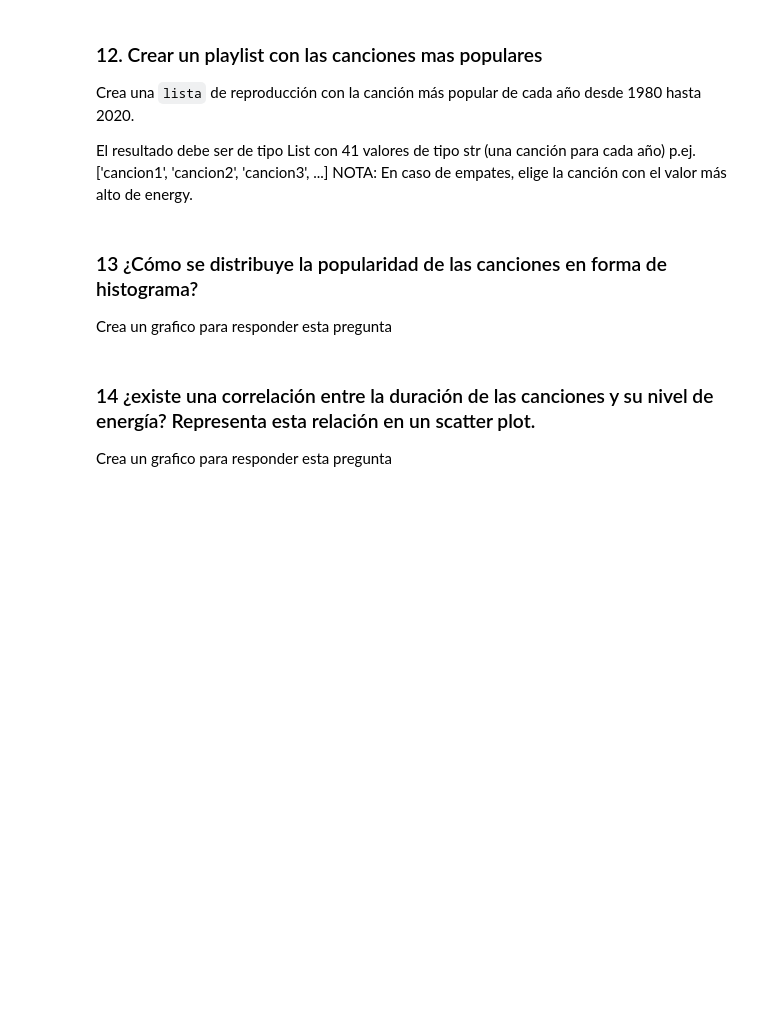
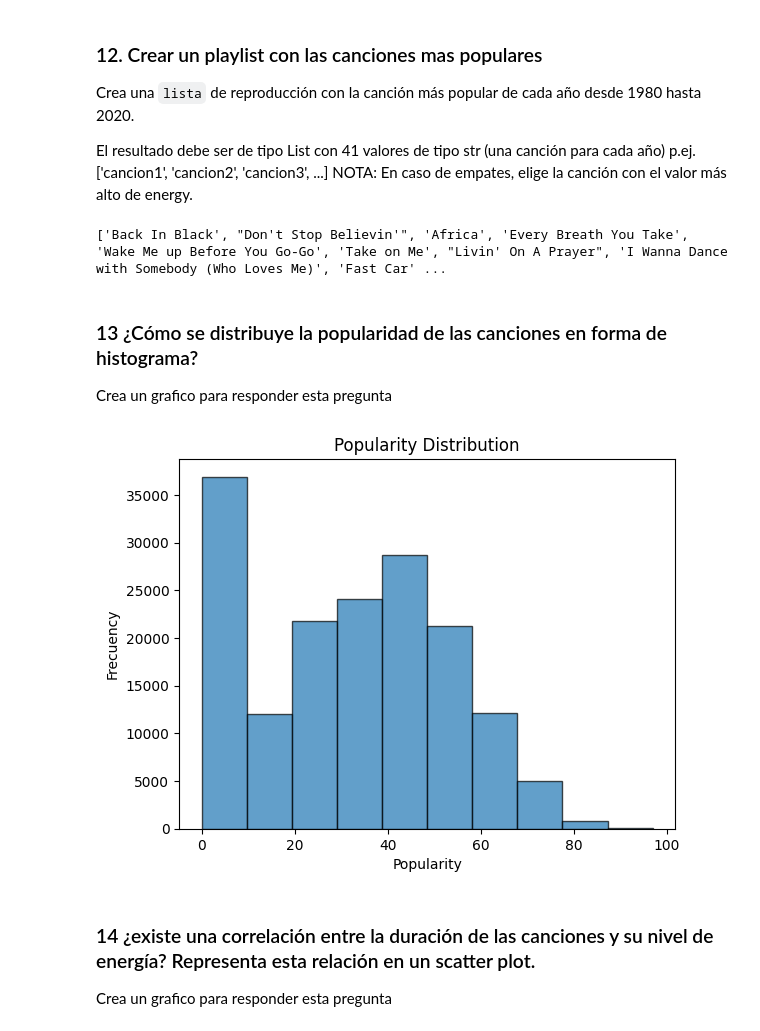
Before and after one commit to jonathanVR/python, a Jupyter notebook: Sesiones/2023-06-24/Trabajo_final.ipynb, the cells around one changed output. Drawn from its saved outputs; the diff is of its cells as text; code cells hidden in the pictures; blank space fills up the shorter version.

```diff
--- a/Sesiones/2023-06-24/Trabajo_final.ipynb
+++ b/Sesiones/2023-06-24/Trabajo_final.ipynb
@@ -224,3 +236,17 @@ answer_12 = ___
+# %%
+# tu código aquí
+filter_1980_2020 = (df["year"]>=1980) & (df["year"]<=2020)
+songs_1980_2020 = df[filter_1980_2020]
+playlist = []
+for i in range(1980,2021):
+    filter_i = songs_1980_2020["year"] == i
+    songs_filtered = songs_1980_2020[filter_i]
+    filter_most_popular = songs_filtered["popularity"].max() == songs_filtered["popularity"]
+    list_filter_most_popular = songs_filtered[filter_most_popular].sort_values(by="energy")
+    playlist.append(list_filter_most_popular.iloc[-1].loc["name"])
+print(playlist)
+# %% [output]
+['Back In Black', "Don't Stop Believin'", 'Africa', 'Every Breath You Take', 'Wake Me up Before You Go-Go', 'Take on Me', "Livin' On A Prayer", 'I Wanna Dance with Somebody (Who Loves Me)', 'Fast Car' ...
 # %% [markdown]
 ### 13 ¿Cómo se distribuye la popularidad de las canciones en forma de histograma?
 Crea un grafico para responder esta pregunta
@@ -230,3 +255,12 @@ Crea un grafico para responder esta pregunta
+# %%
+# tu código aquí
+plt.hist(df["popularity"], bins=10, edgecolor='black', alpha=0.7)
+plt.xlabel("Popularity")
+plt.ylabel("Frecuency")
+plt.title("Popularity Distribution")
+plt.show()
+# %% [output]
+[figure, added]
 # %% [markdown]
 ### 14 ¿existe una correlación entre la duración de las canciones y su nivel de energía? Representa esta relación en un scatter plot.
 Crea un grafico para responder esta pregunta
```
Also changed, not shown: parts of 33 cells of this notebook, 4 other files.
